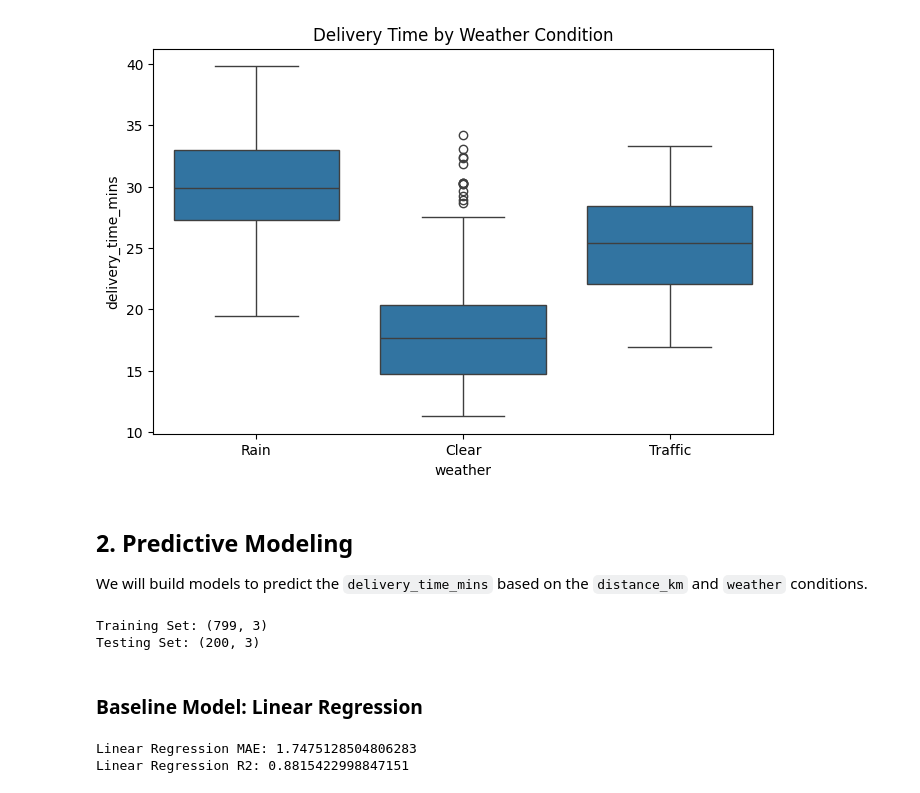
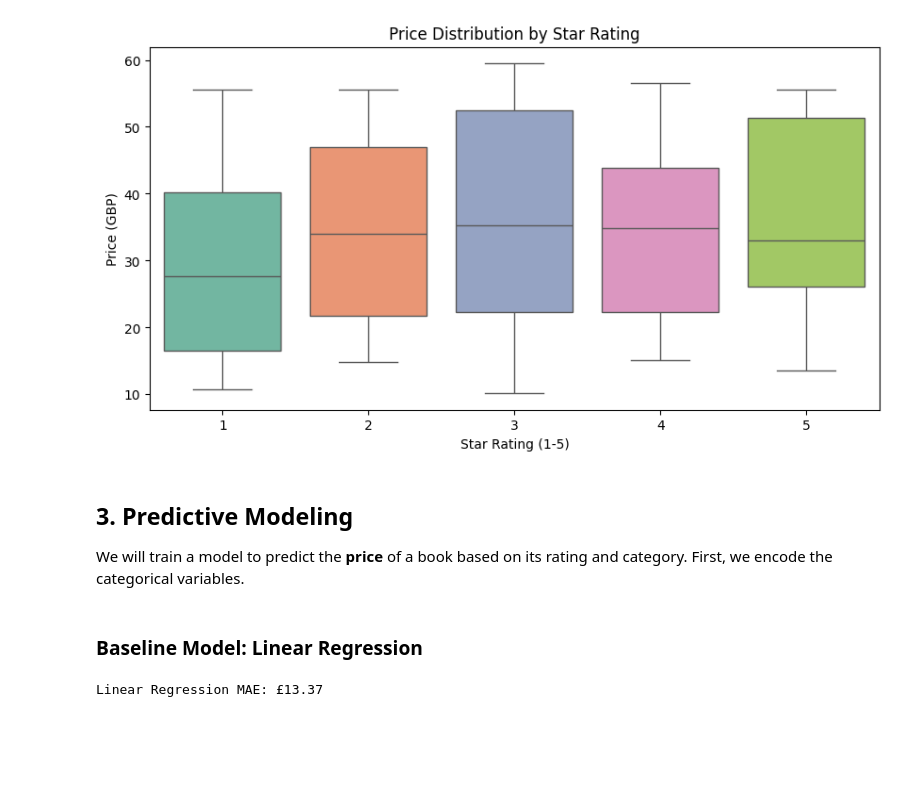
Before and after one commit to VONTIPULIPUJYAGANESHKARTHIK/zepto-masai-project, a Jupyter notebook: analytics/analytics_end_to_end.ipynb, the cells around one changed output. Saved outputs shown, nothing was run; the diff lists cells and outputs as text; code cells hidden in the pictures; blank space fills up the shorter version.

```diff
--- a/analytics/analytics_end_to_end.ipynb
+++ b/analytics/analytics_end_to_end.ipynb
@@ -58,28 +46,13 @@ plt.show()
-# %%
-# Impact of Weather on Delivery Time
-plt.figure(figsize=(8, 5))
-sns.boxplot(x='weather', y='delivery_time_mins', data=orders_df)
-plt.title('Delivery Time by Weather Condition')
-plt.show()
-# %% [output]
-[figure, removed]
+# %%
+plt.figure(figsize=(10, 5))
+sns.boxplot(x='rating', y='price_gbp', data=df, palette='Set2')
+plt.title('Price Distribution by Star Rating')
+plt.xlabel('Star Rating (1-5)')
+plt.ylabel('Price (GBP)')
+plt.show()
+# %% [output]
+[figure, added]
 # %% [markdown]
-## 2. Predictive Modeling
-We will build models to predict the `delivery_time_mins` based on the `distance_km` and `weather` conditions.
+## 3. Predictive Modeling
+We will train a model to predict the **price** of a book based on its rating and category.
+First, we encode the categorical variables.
-# %%
-# Data Preparation
-# Convert categorical 'weather' into dummy variables
-model_df = pd.get_dummies(orders_df, columns=['weather'], drop_first=True)
-
-# Define features (X) and target (y)
-X = model_df[['distance_km', 'weather_Rain', 'weather_Traffic']]
-y = model_df['delivery_time_mins']
-
-# Split into training and testing sets
-X_train, X_test, y_train, y_test = train_test_split(X, y, test_size=0.2, random_state=42)
-
-print("Training Set:", X_train.shape)
-print("Testing Set:", X_test.shape)
-# %% [output]
-Training Set: (799, 3)
-Testing Set: (200, 3)
@@ -86,14 +67,11 @@ Testing Set: (200, 3)
 # %% [markdown]
 ### Baseline Model: Linear Regression
 # %%
-lr_model = LinearRegression()
-lr_model.fit(X_train, y_train)
-lr_pred = lr_model.predict(X_test)
-
-print("Linear Regression MAE:", mean_absolute_error(y_test, lr_pred))
-print("Linear Regression R2:", r2_score(y_test, lr_pred))
+lr = LinearRegression()
+lr.fit(X_train, y_train)
+preds = lr.predict(X_test)
+print(f"Linear Regression MAE: £{mean_absolute_error(y_test, preds):.2f}")
 # %% [output]
-Linear Regression MAE: 1.7475128504806283
-Linear Regression R2: 0.8815422998847151
+Linear Regression MAE: £13.37
 # %% [markdown]
 ### Advanced Model: Random Forest with GridSearchCV
```
Also changed, not shown: parts of 17 cells of this notebook, 5 other files.
